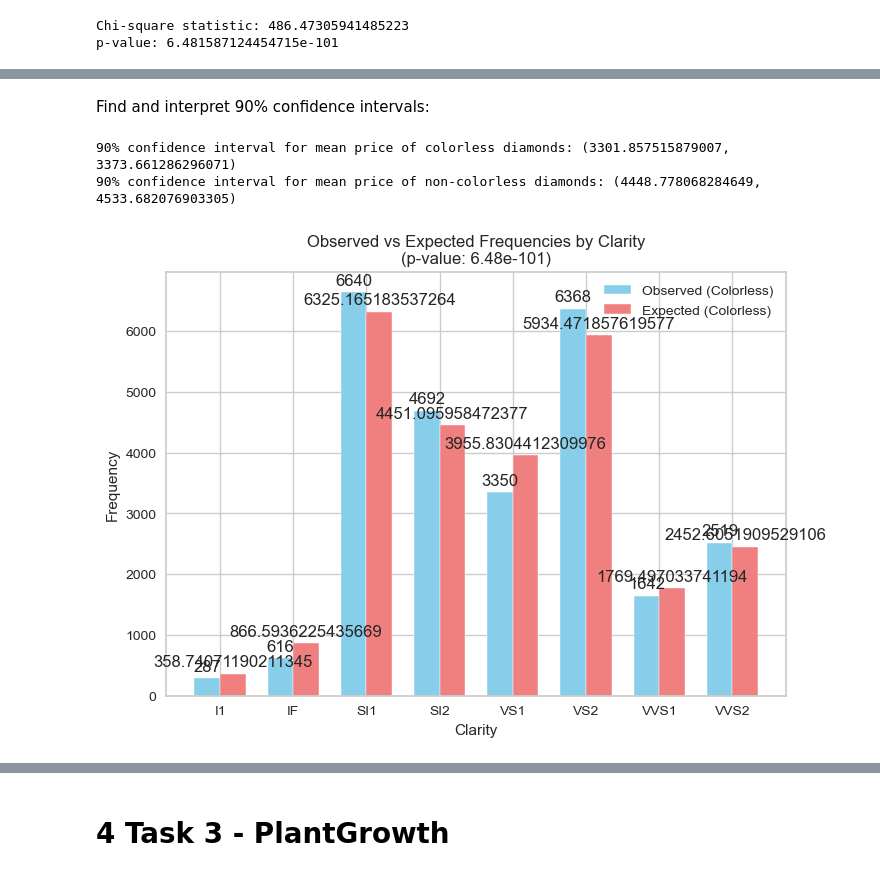
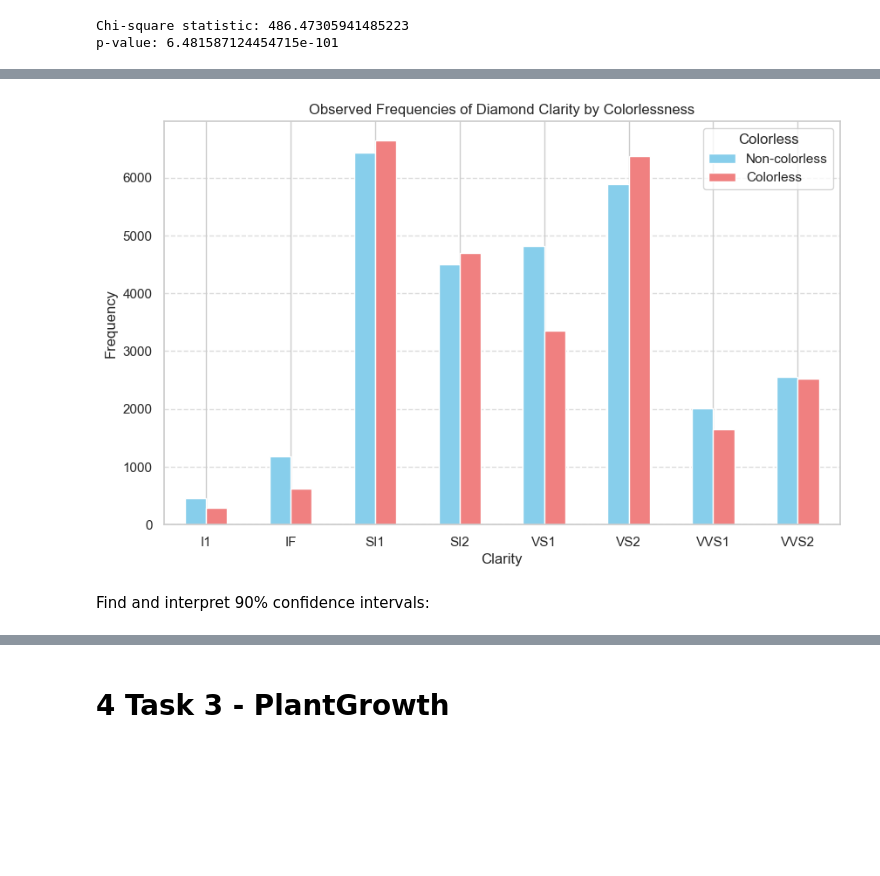
Before and after one commit to AnaPaulaDamasceno/Statistics, a Jupyter notebook: CA2_AnaPaulaDamasceno_Statistic.ipynb, the cells around one changed output, grey strips where cells are left out. Saved outputs shown, nothing was run; the diff lists cells and outputs as text; code cells hidden in the pictures; blank space fills up the shorter version.

```diff
--- a/CA2_AnaPaulaDamasceno_Statistic.ipynb
+++ b/CA2_AnaPaulaDamasceno_Statistic.ipynb
@@ -581,60 +581,20 @@ plt.show()
-# %% [markdown]
- Find and interpret 90% confidence intervals:
-# %%
-import scipy.stats as stats
-
-# 90% confidence interval for the mean price of colorless diamonds
-colorless_prices = dfd[dfd['colorless'] == 1]['price']
-ci_colorless = stats.t.interval(0.90, len(colorless_prices)-1, loc=colorless_prices.mean(), scale=stats.sem(colorless_prices))
-print("90% confidence interval for mean price of colorless diamonds:", ci_colorless)
-
-# 90% confidence interval for the mean price of non-colorless diamonds
-non_colorless_prices = dfd[dfd['colorless'] == 0]['price']
-ci_non_colorless = stats.t.interval(0.90, len(non_colorless_prices)-1, loc=non_colorless_prices.mean(), scale=stats.sem(non_colorless_prices))
-print("90% confidence interval for mean price of non-colorless diamonds:", ci_non_colorless)
-# %% [output]
-90% confidence interval for mean price of colorless diamonds: (3301.857515879007, 3373.661286296071)
-90% confidence interval for mean price of non-colorless diamonds: (4448.778068284649, 4533.682076903305)
-# %%
-import numpy as np
-import matplotlib.pyplot as plt
-
-# Calcular as frequências observadas e esperadas
-observed = contingency_table.values
-expected = expected
-
-# Definir as posições das barras no eixo x
-x = np.arange(len(contingency_table.index))
-
-# Largura das barras
-width = 0.35
-
-# Plotar as barras
-fig, ax = plt.subplots()
-bars_observed = ax.bar(x - width/2, observed[:,1], width, label='Observed (Colorless)', color='skyblue')
-bars_expected = ax.bar(x + width/2, expected[:,1], width, label='Expected (Colorless)', color='lightcoral')
-
-# Adicionar as legendas
-ax.set_xlabel('Clarity')
-ax.set_ylabel('Frequency')
-ax.set_title('Observed vs Expected Frequencies by Clarity\n(p-value: 6.48e-101)')
-ax.set_xticks(x)
-ax.set_xticklabels(contingency_table.index)
-ax.legend()
-
-# Rotular os valores das barras
-def autolabel(bars):
-    for bar in bars:
-        height = bar.get_height()
-        ax.annotate('{}'.format(height),
-                    xy=(bar.get_x() + bar.get_width() / 2, height),
-                    xytext=(0, 3),
-                    textcoords="offset points",
-                    ha='center', va='bottom')
-
-autolabel(bars_observed)
-autolabel(bars_expected)
-
-plt.show()
-# %% [output]
-[figure, removed]
+# %%
+import matplotlib.pyplot as plt
+
+# Plot the observed frequencies for each clarity category
+contingency_table.plot(kind='bar', figsize=(10, 6), color=['skyblue', 'lightcoral'])
+
+# Add labels and title
+plt.title('Observed Frequencies of Diamond Clarity by Colorlessness')
+plt.xlabel('Clarity')
+plt.ylabel('Frequency')
+plt.xticks(rotation=0)  # Adjust the rotation of the x-axis label
+
+# Show the plot
+plt.legend(title='Colorless', labels=['Non-colorless', 'Colorless'])
+plt.grid(axis='y', linestyle='--', alpha=0.7)
+plt.show()
+# %% [output]
+[figure, added]
+# %% [markdown]
+ Find and interpret 90% confidence intervals:
```
Also changed, not shown: parts of 132 cells of this notebook.
